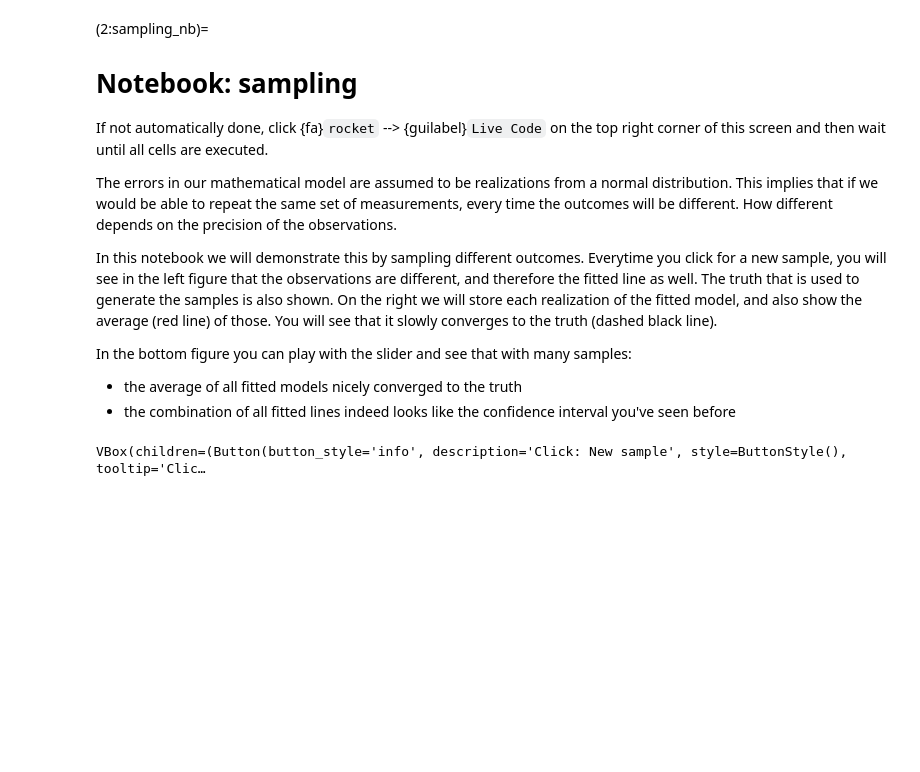
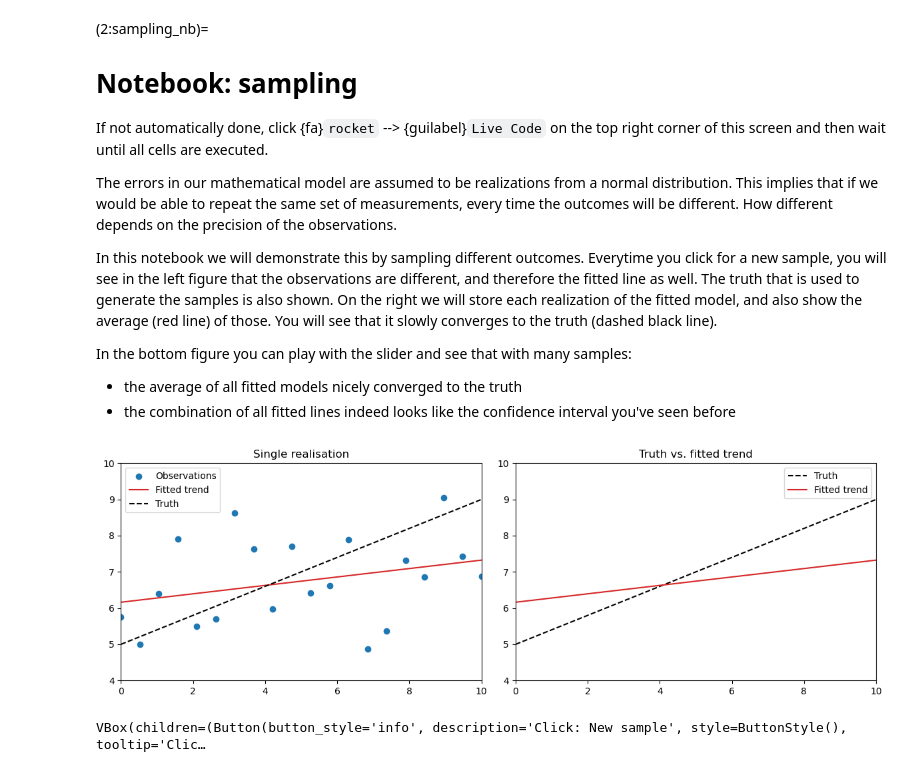
Before and after one commit to BScECT/geofun, a Jupyter notebook: book/2_applied_statistics/advanced_least_squares/Notebook_sampling.ipynb, the cells around one changed output. Saved outputs shown, nothing was run; the diff lists cells and outputs as text; code cells hidden in the pictures; blank space fills up the shorter version.

```diff
--- a/book/2_applied_statistics/advanced_least_squares/Notebook_sampling.ipynb
+++ b/book/2_applied_statistics/advanced_least_squares/Notebook_sampling.ipynb
@@ -18,6 +18,54 @@ from scipy.stats import norm
 import matplotlib.pyplot as plt
 %matplotlib inline
 from ipywidgets import Button, VBox, Output
+# %%
+# BLUE function
+def blue(A, y, Sigma_Y):
+    W = np.linalg.inv(Sigma_Y)
+    x_hat = np.linalg.inv(A.T @ W @ A) @ (A.T @ W @ y)
+    return x_hat
+
+# Set up observation model
+np.random.seed(42)
+m = 20
+t = np.linspace(0, 10, m)
+A = np.column_stack((np.ones(m), t))
+
+# the "true" parameters and "true observations"
+x_true = np.array([5.0, 0.4])
+sigma = 1.5
+Sigma_Y = sigma**2 * np.eye(m)
+y_true = A @ x_true
+
+# Generate a single realisation (with noise)
+y = A @ x_true + np.random.normal(0, sigma, m)
+#estimated parameters
+x_hat = blue(A, y, Sigma_Y)
+y_hat = A @ x_hat
+# Plot the results
+
+# Left: Observations and fit
+fig, ax = plt.subplots(1, 2, figsize=(12, 4))
+ax[0].scatter(t, y, label='Observations', color='tab:blue')
+ax[0].plot(t, y_hat, color='tab:red', label='Fitted trend')
+ax[0].plot(t, A @ x_true, 'k--', label='Truth')
+ax[0].set_title('Single realisation')
+ax[0].legend()
+ax[0].set_xlim(0, 10)  # Fixed x-axis limits
+ax[0].set_ylim(4, 10)  # Fixed y-axis limits
+
+    # Right: True vs fitted
+ax[1].plot(t, A @ x_true, 'k--', label='Truth')
+ax[1].plot(t, y_hat, color='tab:red', label='Fitted trend')
+ax[1].set_title('Truth vs. fitted trend')
+ax[1].legend()
+ax[1].set_xlim(0, 10)  # Fixed x-axis limits
+ax[1].set_ylim(4, 10)  # Fixed y-axis limits
+
+plt.tight_layout()
+plt.show()
+# %% [output]
+[figure, added]
 # %%
 
 # BLUE function
```
Also changed, not shown: parts of 1 cell of this notebook.
